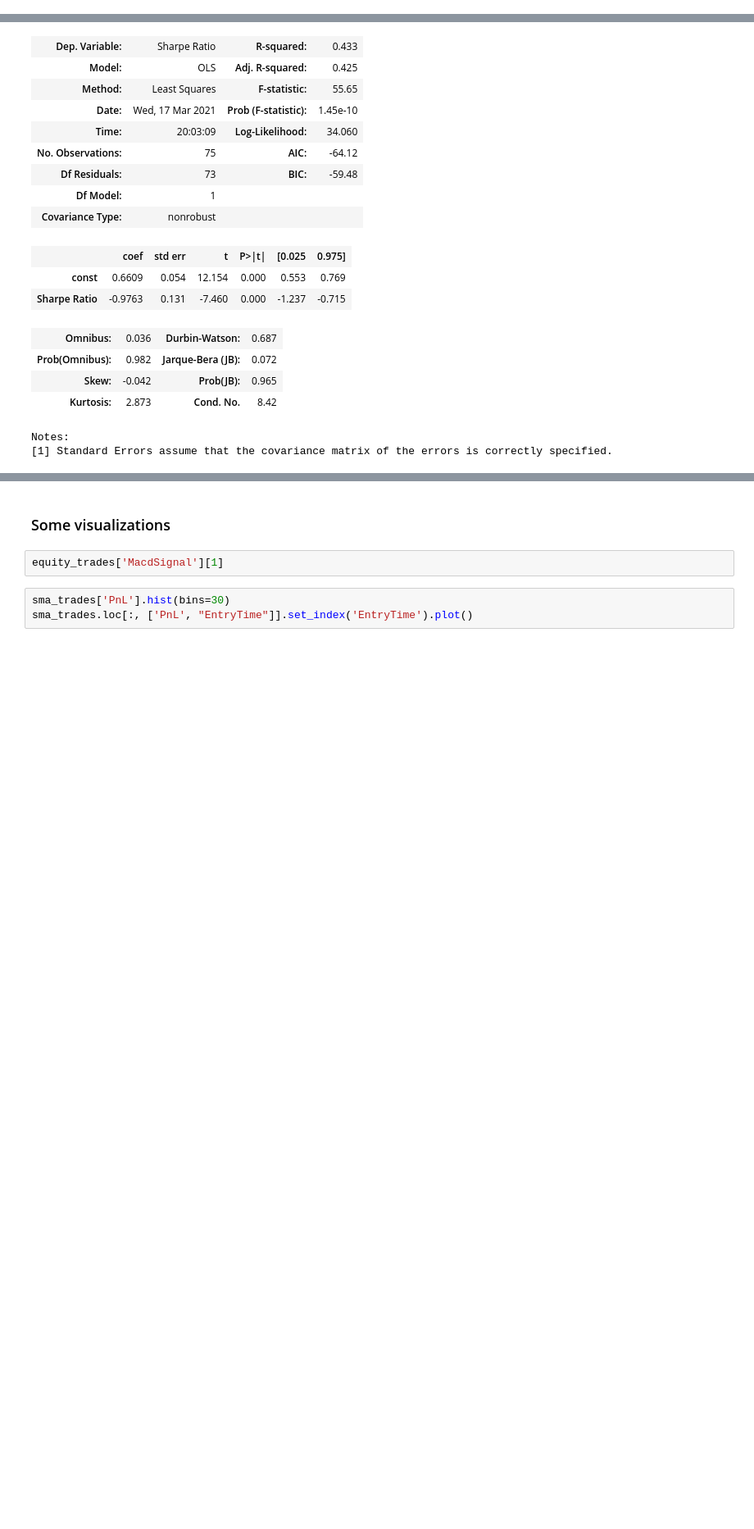
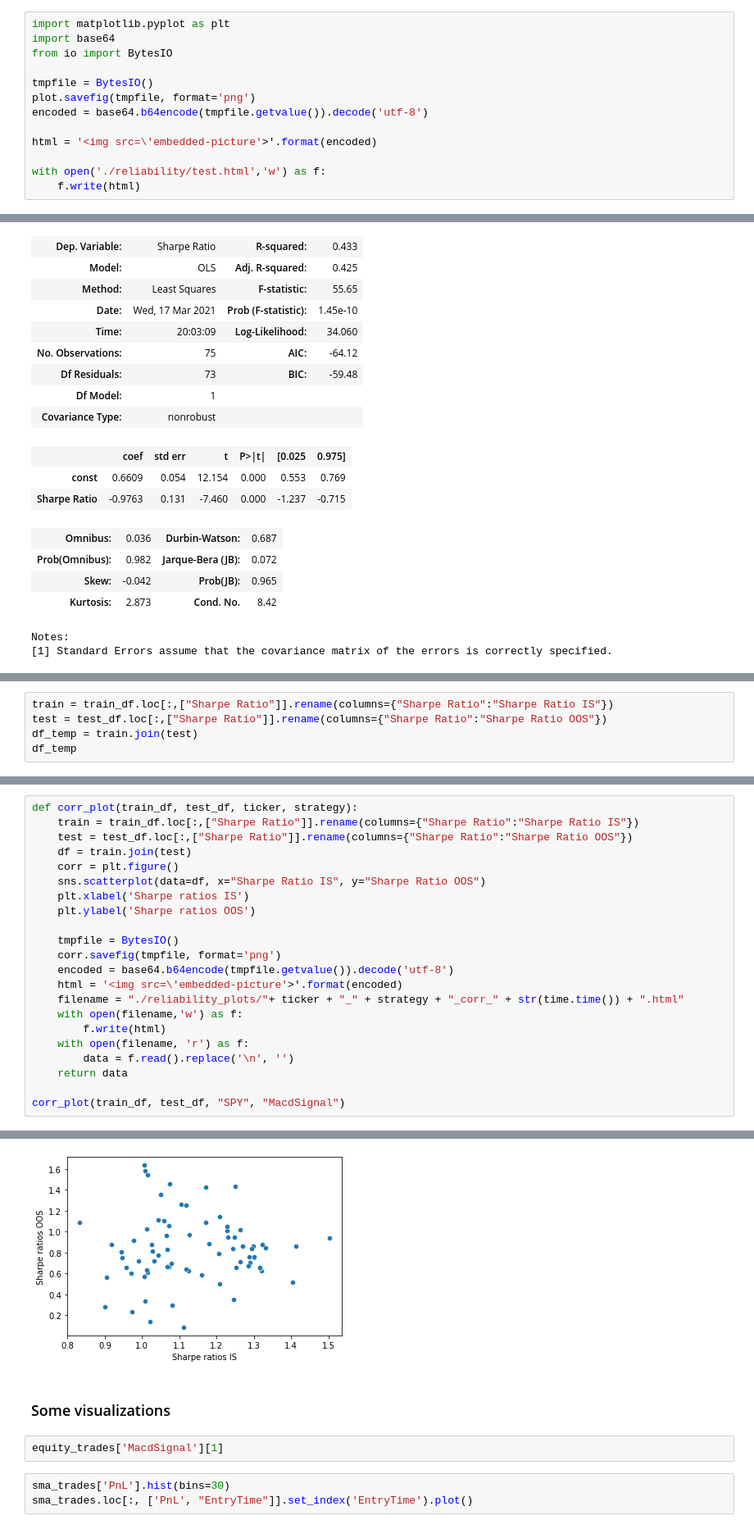
Before and after one commit to evelynyou/capstone_indicators, a Jupyter notebook: productionize.ipynb, the cells around one changed output, grey strips where cells are left out. Shown at 82% size. Cells and saved outputs as stored; diff of their text form; blank space fills up the shorter version.

```diff
--- a/productionize.ipynb
+++ b/productionize.ipynb
@@ -293,2 +311,15 @@ plot = visualize(test_df)
+# %%
+import matplotlib.pyplot as plt
+import base64
+from io import BytesIO
+
+tmpfile = BytesIO()
+plot.savefig(tmpfile, format='png')
+encoded = base64.b64encode(tmpfile.getvalue()).decode('utf-8')
+
+html = '<img src=\'embedded-picture'>'.format(encoded)
+
+with open('./reliability/test.html','w') as f:
+    f.write(html)
 # %%
 tickers = ['SPY', 'QQQ', 'EEM', 'AAPL', 'MSFT', 'AMZN', 'FB', 'GOOGL', 'GOOG', 'TSLA']
@@ -368,0 +399,5 @@ plt.show()
+# %%
+train = train_df.loc[:,["Sharpe Ratio"]].rename(columns={"Sharpe Ratio":"Sharpe Ratio IS"})
+test = test_df.loc[:,["Sharpe Ratio"]].rename(columns={"Sharpe Ratio":"Sharpe Ratio OOS"})
+df_temp = train.join(test)
+df_temp
@@ -368,0 +418,23 @@ plt.show()
+# %%
+def corr_plot(train_df, test_df, ticker, strategy):
+    train = train_df.loc[:,["Sharpe Ratio"]].rename(columns={"Sharpe Ratio":"Sharpe Ratio IS"})
+    test = test_df.loc[:,["Sharpe Ratio"]].rename(columns={"Sharpe Ratio":"Sharpe Ratio OOS"})
+    df = train.join(test)
+    corr = plt.figure()
+    sns.scatterplot(data=df, x="Sharpe Ratio IS", y="Sharpe Ratio OOS")
+    plt.xlabel('Sharpe ratios IS')
+    plt.ylabel('Sharpe ratios OOS')
+
+    tmpfile = BytesIO()
+    corr.savefig(tmpfile, format='png')
+    encoded = base64.b64encode(tmpfile.getvalue()).decode('utf-8')
+    html = '<img src=\'embedded-picture'>'.format(encoded)
+    filename = "./reliability_plots/"+ ticker + "_" + strategy + "_corr_" + str(time.time()) + ".html"
+    with open(filename,'w') as f:
+        f.write(html)
+    with open(filename, 'r') as f:
+        data = f.read().replace('\n', '')
+    return data
+
+corr_plot(train_df, test_df, "SPY", "MacdSignal")
+# %% [output]
@@ -369,3 +442,4 @@ plt.show()
+[figure, added]
 # %% [markdown]
 ### Some visualizations
 # %%
```
Also changed, not shown: parts of 10 cells of this notebook, 6 other files.
